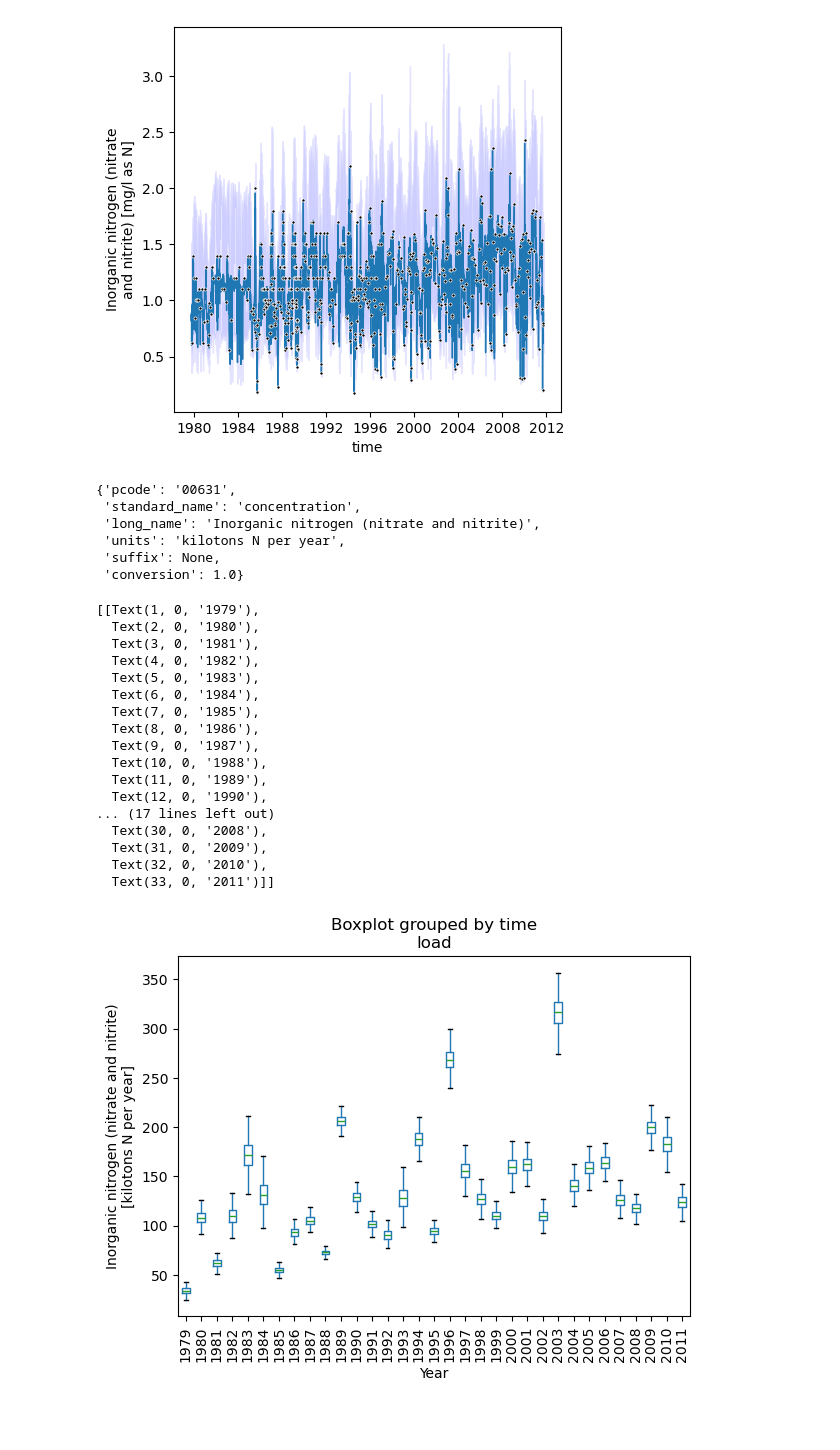
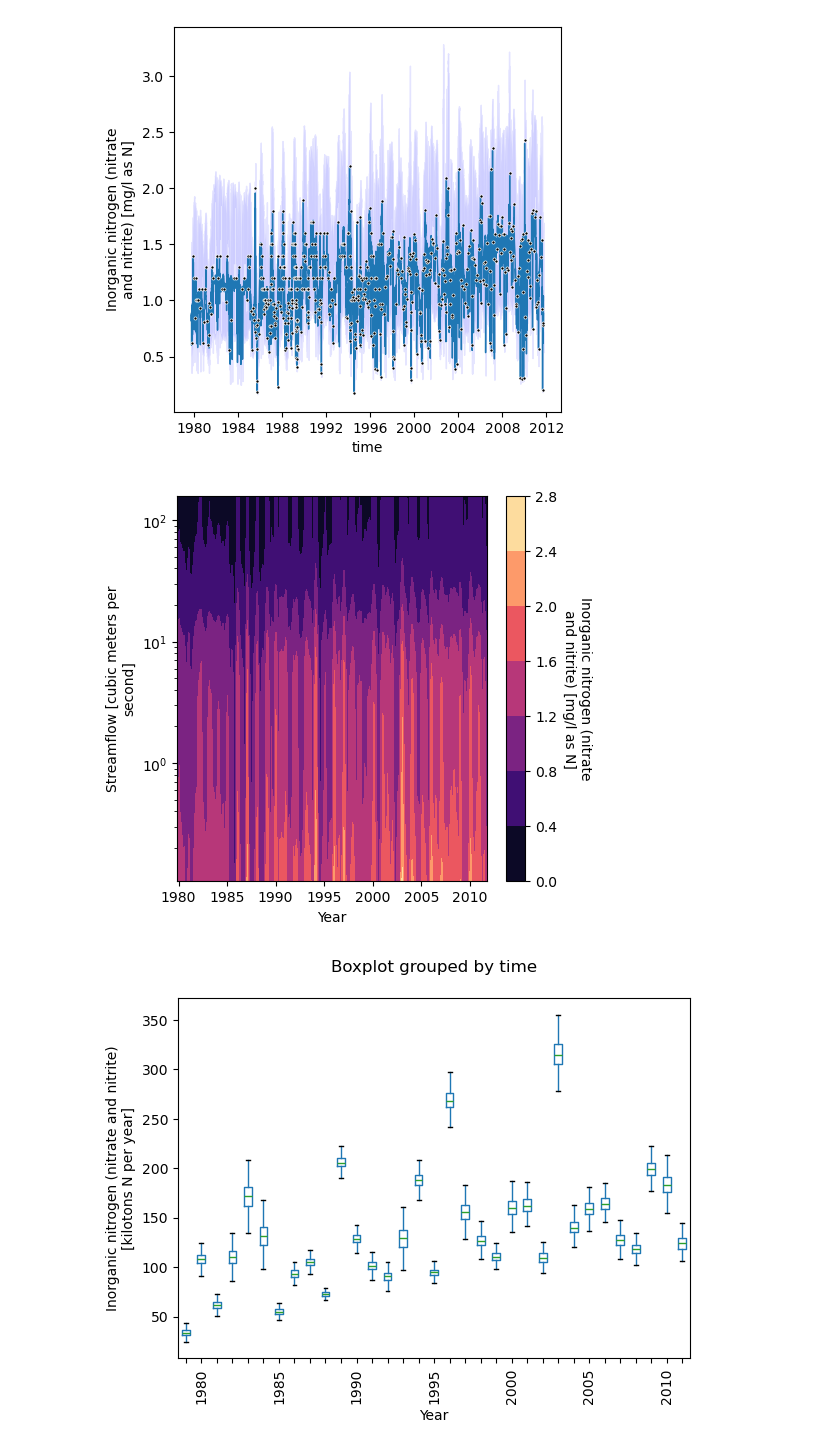
Before and after one commit to thodson-usgs/discontinuum, a Jupyter notebook: notebooks/loadest-demo.ipynb, the cells around one changed output. Drawn from its saved outputs; the diff is of its cells as text; code cells hidden in the pictures; blank space fills up the shorter version.

```diff
--- a/notebooks/loadest-demo.ipynb
+++ b/notebooks/loadest-demo.ipynb
@@ -53,56 +57,37 @@ model.plot(daily[['time','flow']])
 # %% [output]
 <Axes: xlabel='time', ylabel='Inorganic nitrogen (nitrate\nand nitrite) [mg/l as N]'>
 [figure]
+# %%
+#  plot
+model.contourf(cmap='magma', levels=5)
+plt.show()
+# %% [output]
+[figure, added]
 # %%
 sim = model.sample(daily[['time','flow']])
 # %%
 flux = sim * daily['flow'] * 86400 * 1e-6 #kg/day
 flux.attrs = samples['concentration'].attrs
 flux.attrs['units'] = 'kilotons N per year'
-# %%
-flux.attrs
-# %% [output]
-{'pcode': '00631',
- 'standard_name': 'concentration',
- 'long_name': 'Inorganic nitrogen (nitrate and nitrite)',
- 'units': 'kilotons N per year',
- 'suffix': None,
- 'conversion': 1.0}
 # %%
 #compute load then do
 import matplotlib.pyplot as plt
 
 fig, ax = plt.subplots()
 annual_flux = flux.resample(time='YE').sum()
 
 # plot
 annual_flux.to_dataframe(name='load').boxplot(by='time', showfliers=False, grid=False, ax=ax)
 ax.set_ylabel('{}\n[{}]'.format(flux.attrs['long_name'], flux.attrs['units']))
 ax.set_xlabel('Year')
 ax.tick_params(axis='x', labelrotation=90)
 
-#xticks = annual_flux.time.dt.year.values[::5]
-#ax.set_xticks(ticks=xticks, labels=xticks)
-ax.set(xticklabels=annual_flux.time.dt.year.values)
-#for label in ax.xaxis.get_ticklabels()[::5]:
-#    label.set_visible(False)
+# label every 5th year
+labels = ['' if (year % 5 != 0) else year for i, year in enumerate(annual_flux.time.dt.year.values)]
+ax.set_xticklabels(labels)
+ax.set_title('')
+
+plt.show()
 # %% [output]
-[[Text(1, 0, '1979'),
-  Text(2, 0, '1980'),
-  Text(3, 0, '1981'),
-  Text(4, 0, '1982'),
-  Text(5, 0, '1983'),
-  Text(6, 0, '1984'),
-  Text(7, 0, '1985'),
-  Text(8, 0, '1986'),
-  Text(9, 0, '1987'),
-  Text(10, 0, '1988'),
-  Text(11, 0, '1989'),
-  Text(12, 0, '1990'),
-... (17 lines left out)
-  Text(30, 0, '2008'),
-  Text(31, 0, '2009'),
-  Text(32, 0, '2010'),
-  Text(33, 0, '2011')]]
-[figure, old version]
+[figure, new version]
 # %%
```
Also changed, not shown: parts of 3 cells of this notebook, 4 other files.
